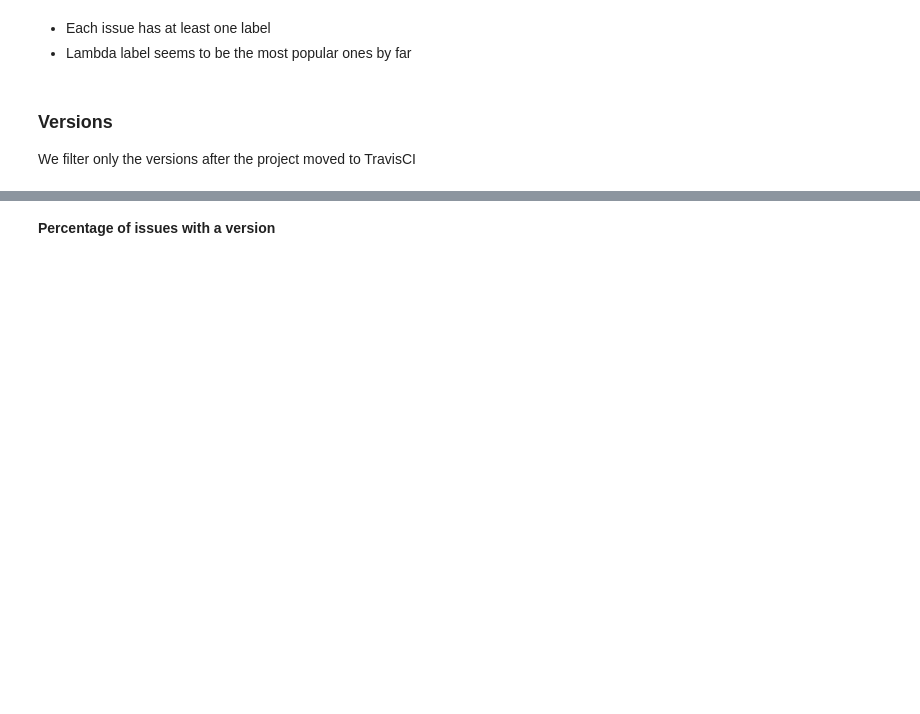
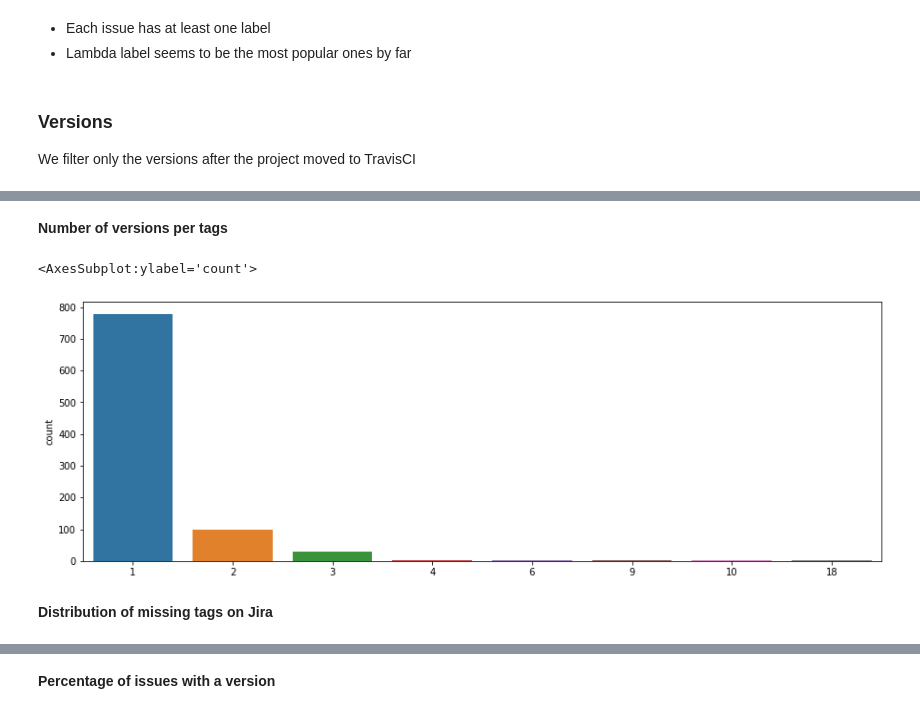
Before and after one commit to IncioMan/Continuous-Integration-metrics-for-post-release-bugs-prediction, a Jupyter notebook: notebooks/analysis/Jira_issue_analysis.ipynb, the cells around one changed output, grey strips where cells are left out. Drawn from its saved outputs; the diff is of its cells as text; code cells hidden in the pictures; blank space fills up the shorter version.

Commit message:
first szz run and analysis + jira components

```diff
--- a/notebooks/analysis/Jira_issue_analysis.ipynb
+++ b/notebooks/analysis/Jira_issue_analysis.ipynb
@@ -535,0 +564,9 @@ len(versions.version_name.unique())
+# %% [markdown]
+**Number of versions per tags**
+# %%
+sns.countplot(versions.groupby("issue_id").count().version_name.values)
+# %% [output]
+<AxesSubplot:ylabel='count'>
+[figure, added]
+# %% [markdown]
+**Distribution of missing tags on Jira**
```
Also changed, not shown: parts of 31 cells of this notebook, 39 other files.
